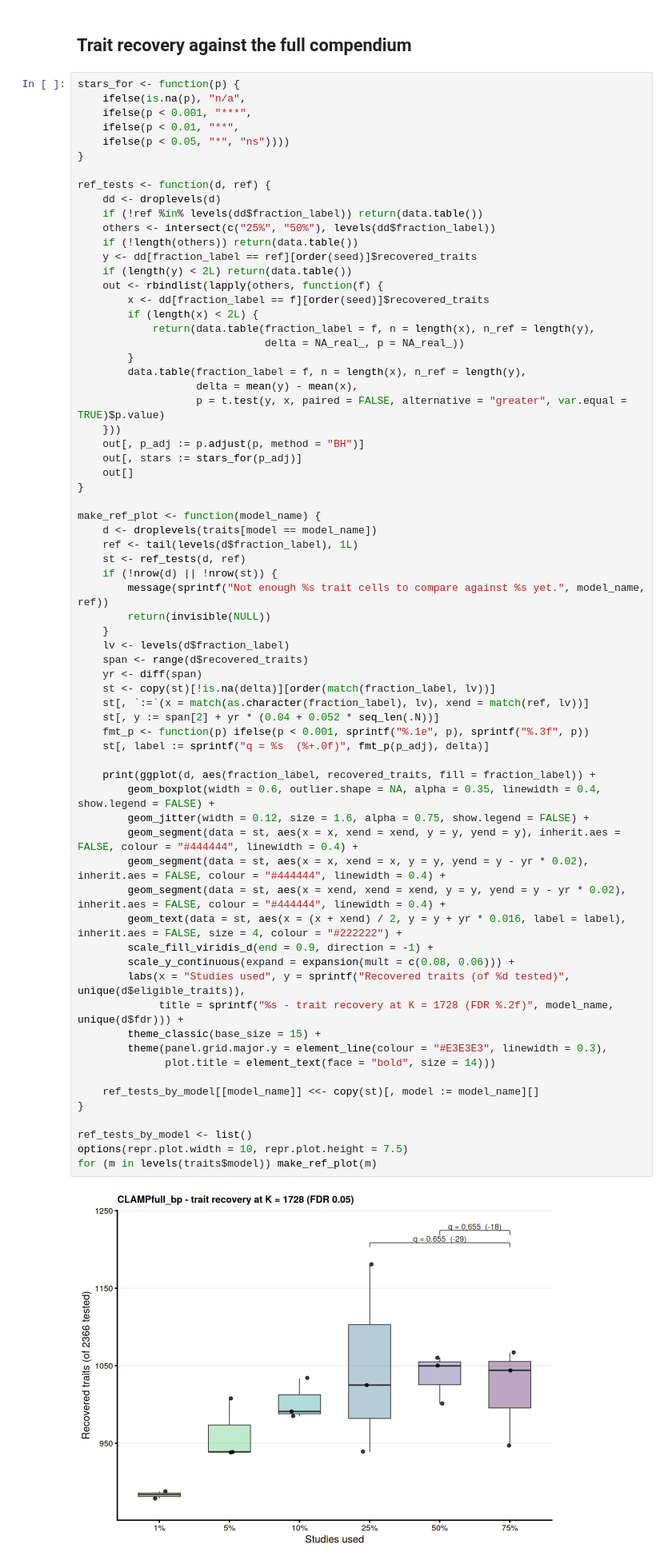
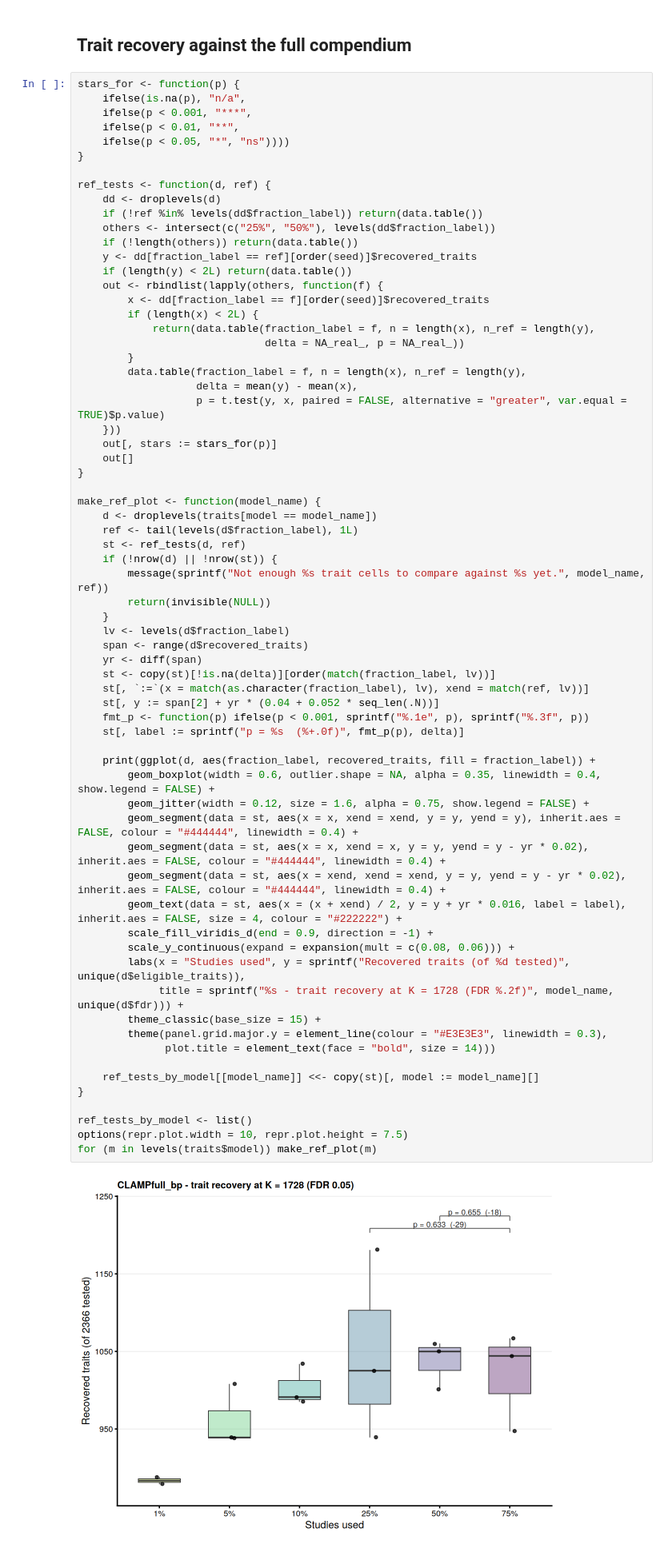
Before and after one commit to pivlab/clamp-analyses, a Jupyter notebook: nbs/03_model_biology/02_archs4/01_saturation/01_saturation_traits.executed.ipynb, the cells around one changed output. Shown at 80% size. Cells and saved outputs as stored; diff of their text form.

```diff
--- a/nbs/03_model_biology/02_archs4/01_saturation/01_saturation_traits.executed.ipynb
+++ b/nbs/03_model_biology/02_archs4/01_saturation/01_saturation_traits.executed.ipynb
@@ -107,8 +107,7 @@ ref_tests <- function(d, ref) {
                    delta = mean(y) - mean(x),
                    p = t.test(y, x, paired = FALSE, alternative = "greater", var.equal = TRUE)$p.value)
     }))
-    out[, p_adj := p.adjust(p, method = "BH")]
-    out[, stars := stars_for(p_adj)]
+    out[, stars := stars_for(p)]
     out[]
 }
 
@@ -123,32 +122,32 @@ make_ref_plot <- function(model_name) {
     lv <- levels(d$fraction_label)
     span <- range(d$recovered_traits)
     yr <- diff(span)
     st <- copy(st)[!is.na(delta)][order(match(fraction_label, lv))]
     st[, `:=`(x = match(as.character(fraction_label), lv), xend = match(ref, lv))]
     st[, y := span[2] + yr * (0.04 + 0.052 * seq_len(.N))]
     fmt_p <- function(p) ifelse(p < 0.001, sprintf("%.1e", p), sprintf("%.3f", p))
-    st[, label := sprintf("q = %s  (%+.0f)", fmt_p(p_adj), delta)]
+    st[, label := sprintf("p = %s  (%+.0f)", fmt_p(p), delta)]
 
     print(ggplot(d, aes(fraction_label, recovered_traits, fill = fraction_label)) +
         geom_boxplot(width = 0.6, outlier.shape = NA, alpha = 0.35, linewidth = 0.4, show.legend = FALSE) +
         geom_jitter(width = 0.12, size = 1.6, alpha = 0.75, show.legend = FALSE) +
         geom_segment(data = st, aes(x = x, xend = xend, y = y, yend = y), inherit.aes = FALSE, colour = "#444444", linewidth = 0.4) +
         geom_segment(data = st, aes(x = x, xend = x, y = y, yend = y - yr * 0.02), inherit.aes = FALSE, colour = "#444444", linewidth = 0.4) +
         geom_segment(data = st, aes(x = xend, xend = xend, y = y, yend = y - yr * 0.02), inherit.aes = FALSE, colour = "#444444", linewidth = 0.4) +
         geom_text(data = st, aes(x = (x + xend) / 2, y = y + yr * 0.016, label = label), inherit.aes = FALSE, size = 4, colour = "#222222") +
         scale_fill_viridis_d(end = 0.9, direction = -1) +
         scale_y_continuous(expand = expansion(mult = c(0.08, 0.06))) +
         labs(x = "Studies used", y = sprintf("Recovered traits (of %d tested)", unique(d$eligible_traits)),
              title = sprintf("%s - trait recovery at K = 1728 (FDR %.2f)", model_name, unique(d$fdr))) +
         theme_classic(base_size = 15) +
         theme(panel.grid.major.y = element_line(colour = "#E3E3E3", linewidth = 0.3),
               plot.title = element_text(face = "bold", size = 14)))
 
     ref_tests_by_model[[model_name]] <<- copy(st)[, model := model_name][]
 }
 
 ref_tests_by_model <- list()
 options(repr.plot.width = 10, repr.plot.height = 7.5)
 for (m in levels(traits$model)) make_ref_plot(m)
 # %% [output]
-[figure, old version]
+[figure, new version]
```
Also changed, not shown: parts of 2 cells of this notebook, 11 other files.
